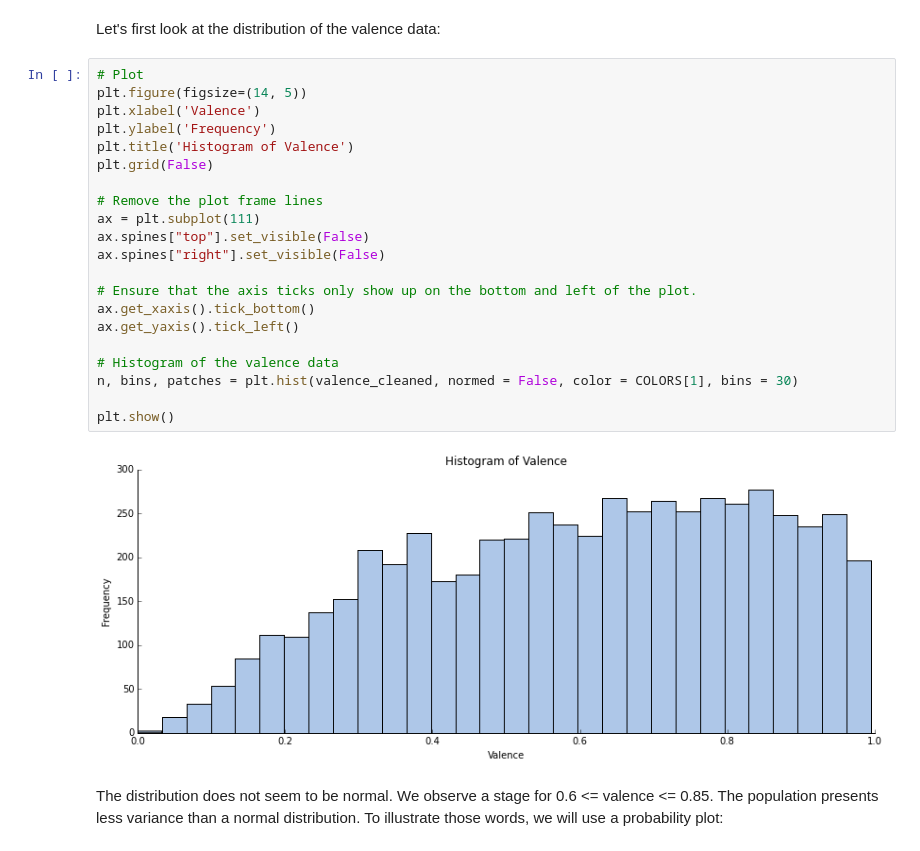
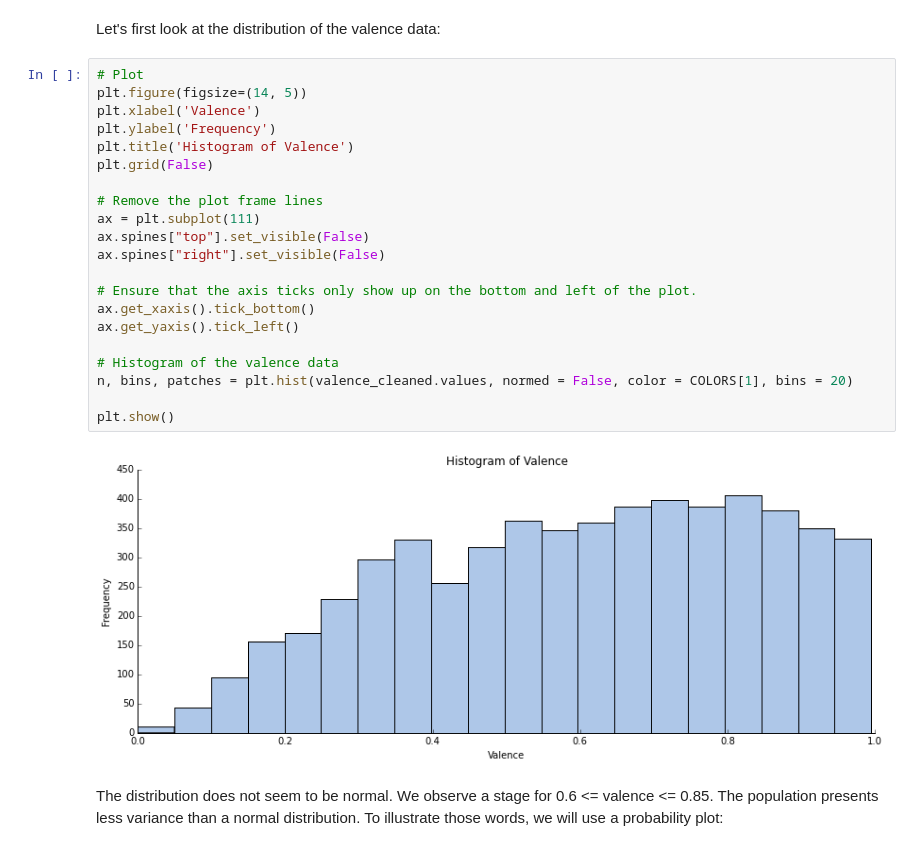
Before and after one commit to th-lucas/AOPM, a Jupyter notebook: src/Analysis_of_popular_music.ipynb, the cells around one changed output. Drawn from its saved outputs; the diff is of its cells as text.

Commit message:
Statistics part - valence study 2

```diff
--- a/src/Analysis_of_popular_music.ipynb
+++ b/src/Analysis_of_popular_music.ipynb
@@ -155,26 +155,26 @@ Let's first look at the distribution of the valence data:
 # %%
 # Plot
 plt.figure(figsize=(14, 5))
 plt.xlabel('Valence')
 plt.ylabel('Frequency')
 plt.title('Histogram of Valence')
 plt.grid(False)
 
 # Remove the plot frame lines
 ax = plt.subplot(111)
 ax.spines["top"].set_visible(False)
 ax.spines["right"].set_visible(False)
 
 # Ensure that the axis ticks only show up on the bottom and left of the plot.
 ax.get_xaxis().tick_bottom()
 ax.get_yaxis().tick_left()
 
 # Histogram of the valence data
-n, bins, patches = plt.hist(valence_cleaned, normed = False, color = COLORS[1], bins = 30)
+n, bins, patches = plt.hist(valence_cleaned.values, normed = False, color = COLORS[1], bins = 20)
 
 plt.show()
 # %% [output]
-[figure, old version]
+[figure, new version]
 # %% [markdown]
 The distribution does not seem to be normal. We observe a stage for 0.6 <= valence <= 0.85. The population presents less variance than a normal distribution. To illustrate those words, we will use a probability plot:
 # %%
```
Also changed, not shown: parts of 7 cells of this notebook, 1 other file.
